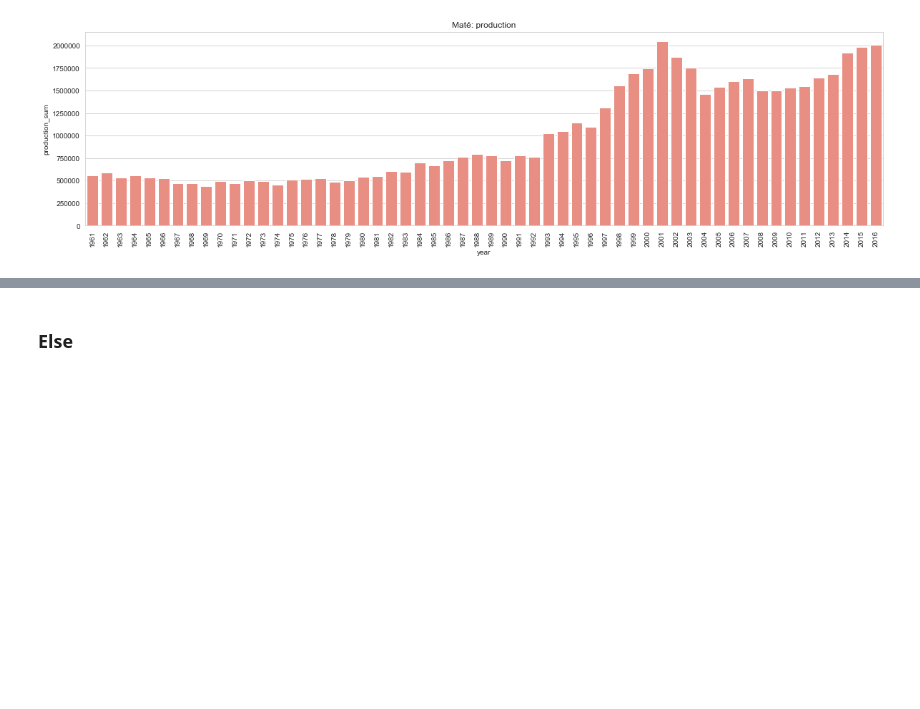
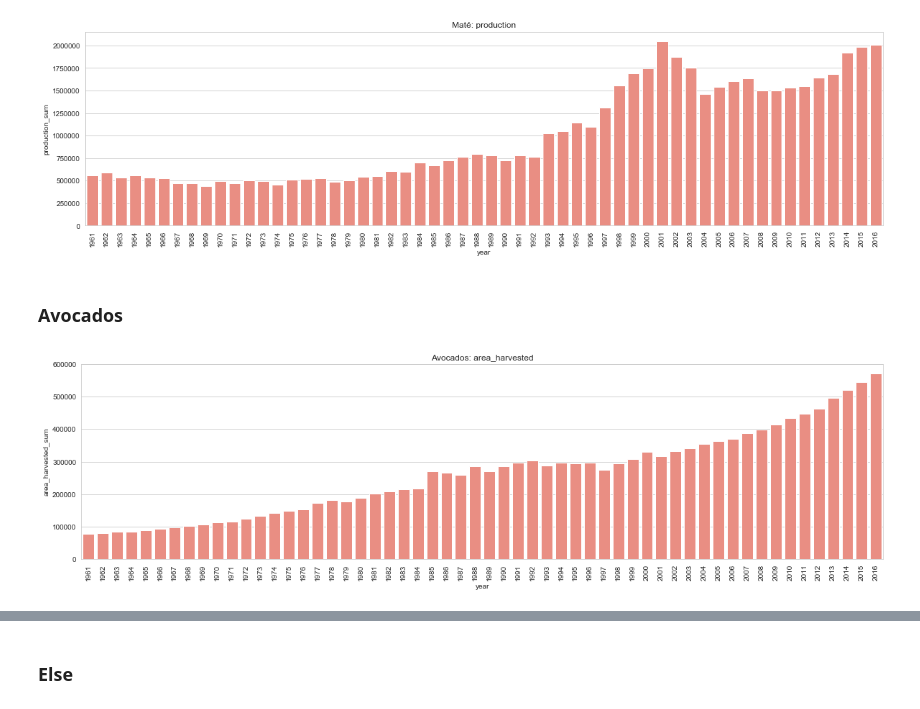
Before and after one commit to dsalathe/jurassic-spark, a Jupyter notebook: justine-story.ipynb, the cells around one changed output, grey strips where cells are left out. Saved outputs shown, nothing was run; the diff lists cells and outputs as text; code cells hidden in the pictures; blank space fills up the shorter version.

```diff
--- a/justine-story.ipynb
+++ b/justine-story.ipynb
@@ -486,3 +524,9 @@ comp_crop_prod[comp_crop_prod.item_crops=='Maté']
 plot_by_year('Maté', 'production')
 # %% [output]
 [figure]
+# %% [markdown]
+### Avocados
+# %%
+plot_by_year('Avocados', 'area_harvested')
+# %% [output]
+[figure, added]
```
Also changed, not shown: parts of 23 cells of this notebook.
